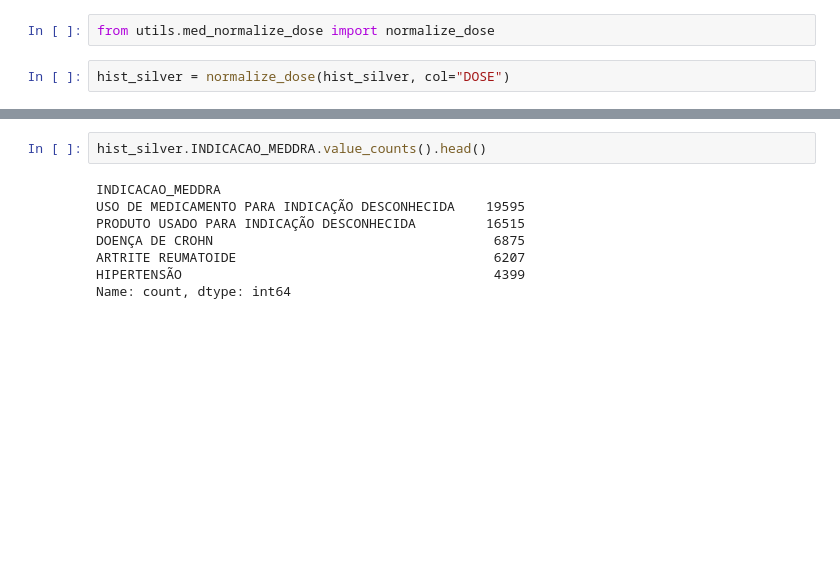
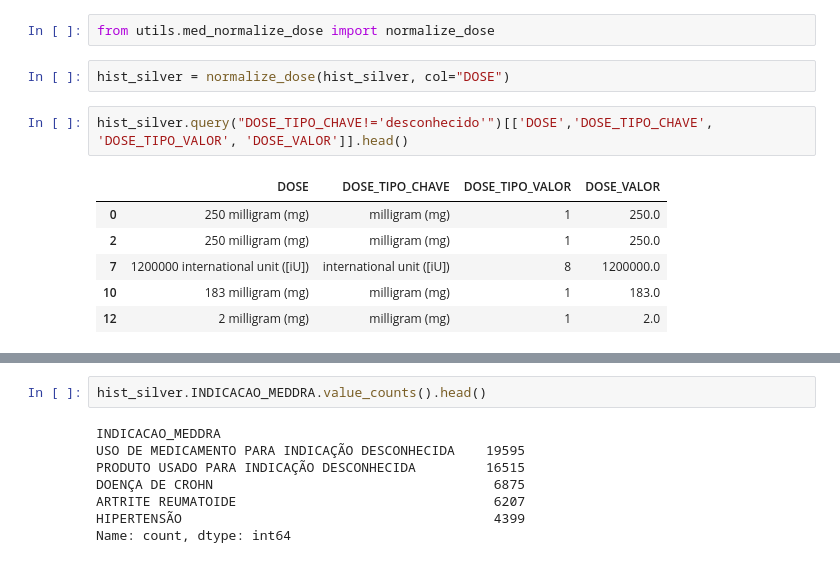
Before and after one commit to mlab-inf-ufrgs/vigimed, a Jupyter notebook: src/medicamentos/elt_fat_medicamentos_new.ipynb, the cells around one changed output, grey strips where cells are left out. Saved outputs shown, nothing was run; the diff lists cells and outputs as text; blank space fills up the shorter version.

```diff
--- a/src/medicamentos/elt_fat_medicamentos_new.ipynb
+++ b/src/medicamentos/elt_fat_medicamentos_new.ipynb
@@ -451,6 +400,15 @@ hist_silver.shape
 from utils.med_normalize_dose import normalize_dose
 # %%
 hist_silver = normalize_dose(hist_silver, col="DOSE")
+# %%
+hist_silver.query("DOSE_TIPO_CHAVE!='desconhecido'")[['DOSE','DOSE_TIPO_CHAVE', 'DOSE_TIPO_VALOR', 'DOSE_VALOR']].head()
+# %% [output]
+|  | DOSE | DOSE_TIPO_CHAVE | DOSE_TIPO_VALOR | DOSE_VALOR |
+| 0 | 250 milligram (mg) | milligram (mg) | 1 | 250.0 |
+| 2 | 250 milligram (mg) | milligram (mg) | 1 | 250.0 |
+| 7 | 1200000 international unit ([iU]) | international unit ([iU]) | 8 | 1200000.0 |
+| 10 | 183 milligram (mg) | milligram (mg) | 1 | 183.0 |
+| 12 | 2 milligram (mg) | milligram (mg) | 1 | 2.0 |
 # %%
 hist_silver.shape
 # %% [output]
```
Also changed, not shown: parts of 85 cells of this notebook, 14 other files.
